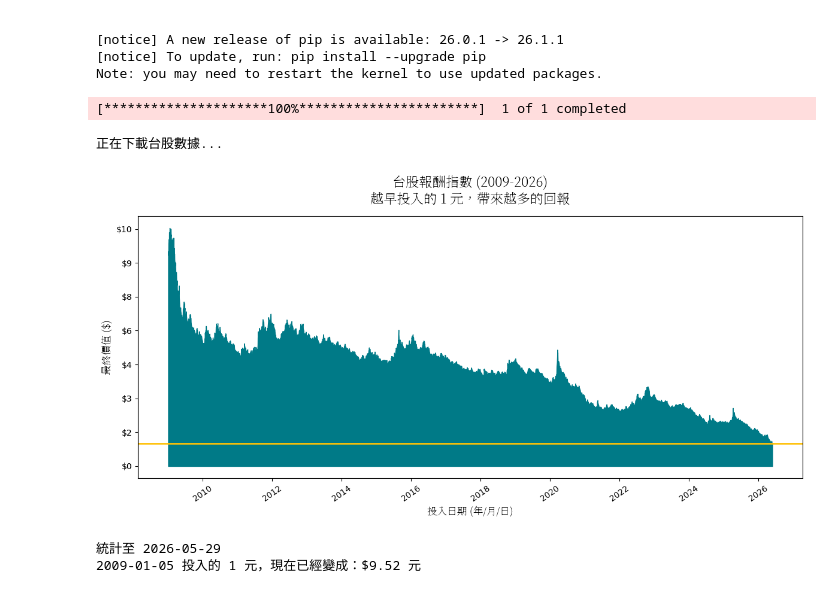
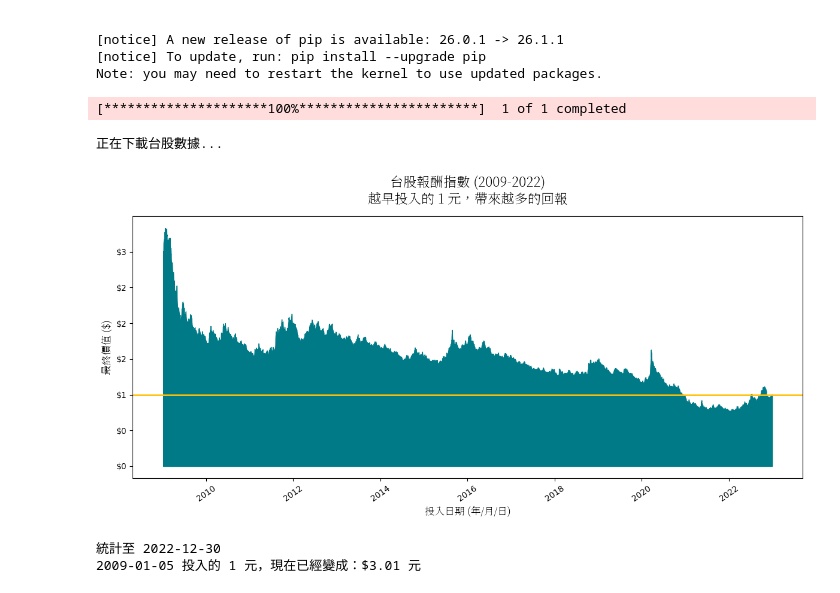
Before and after one commit to chiehpin0705/Finance, a Jupyter notebook: 2023-03-22 正2應該要定期定額，還是累積到一張再買？/2023-03-22正2應該要定期定額，還是累積到一張再買？.ipynb, the cells around one changed output. Cells and saved outputs as stored; diff of their text form; code cells hidden in the pictures.

```diff
--- a/2023-03-22 正2應該要定期定額，還是累積到一張再買？/2023-03-22正2應該要定期定額，還是累積到一張再買？.ipynb
+++ b/2023-03-22 正2應該要定期定額，還是累積到一張再買？/2023-03-22正2應該要定期定額，還是累積到一張再買？.ipynb
@@ -84,9 +84,11 @@ import matplotlib.ticker as mticker
 # =========================================================
 ticker = "^TWII"
 start_date = "2009-01-05"
+end_date = "2022-12-31"
 
 print("正在下載台股數據...")
-df = yf.download(ticker, start=start_date, auto_adjust=True)
+df = yf.download(ticker, start=start_date, end=end_date,auto_adjust=True)
+# df = yf.download(ticker, start=start_date,auto_adjust=True)
 
 # 處理 MultiIndex 欄位結構
 if isinstance(df.columns, pd.MultiIndex):
@@ -115,33 +117,33 @@ plt.fill_between(
 # 畫出 1 元基準線
 plt.axhline(y=1.0, color="#FFC107", linestyle="-", linewidth=2)
 
 # 設定標題（動態顯示最新年份）
 latest_year = df.index[-1].year
 plt.title(
     f"台股報酬指數 (2009-{latest_year})\n越早投入的 1 元，帶來越多的回報",
     fontproperties=tw_font,
     fontsize=16,
     fontweight="bold",
     pad=15,
 )
 plt.ylabel("最終價值 ($)", fontproperties=tw_font, fontsize=12)
 plt.xlabel("投入日期 (年/月/日)", fontproperties=tw_font, fontsize=12)
 
 # 強制重新計算座標點，並設定 Y 軸格式（解決 FixedLocator 警告與 NameError）
 ax = plt.gca()
 ax.yaxis.set_major_locator(mticker.MaxNLocator(nbins=8))  # 自動產生合適的階梯刻度
 ax.set_yticklabels(["${:,.0f}".format(x) for x in ax.get_yticks()])
 
 plt.xticks(rotation=35)
 plt.tight_layout()
 plt.show()
 
 # 順便印出最新成果讓你看看！
 print(f"統計至 {df.index[-1].strftime('%Y-%m-%d')}")
 print(f"2009-01-05 投入的 1 元，現在已經變成：${df['Growth_of_1$'].iloc[0]:.2f} 元")
 # %% [output]
 [*********************100%***********************]  1 of 1 completed
 正在下載台股數據...
-[figure, old version]
+[figure, new version]
-統計至 2026-05-29
-2009-01-05 投入的 1 元，現在已經變成：$9.52 元
+統計至 2022-12-30
+2009-01-05 投入的 1 元，現在已經變成：$3.01 元
```
